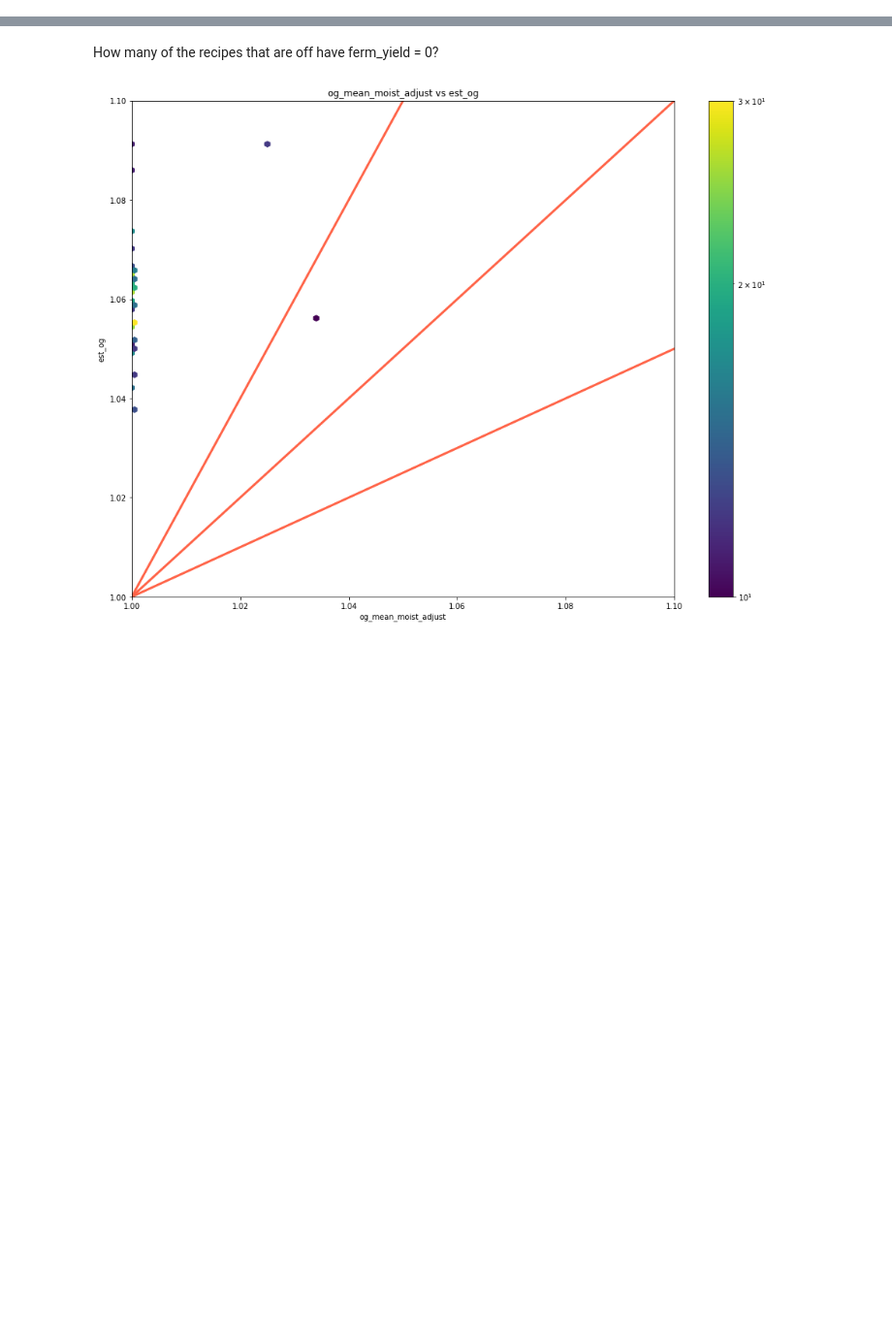
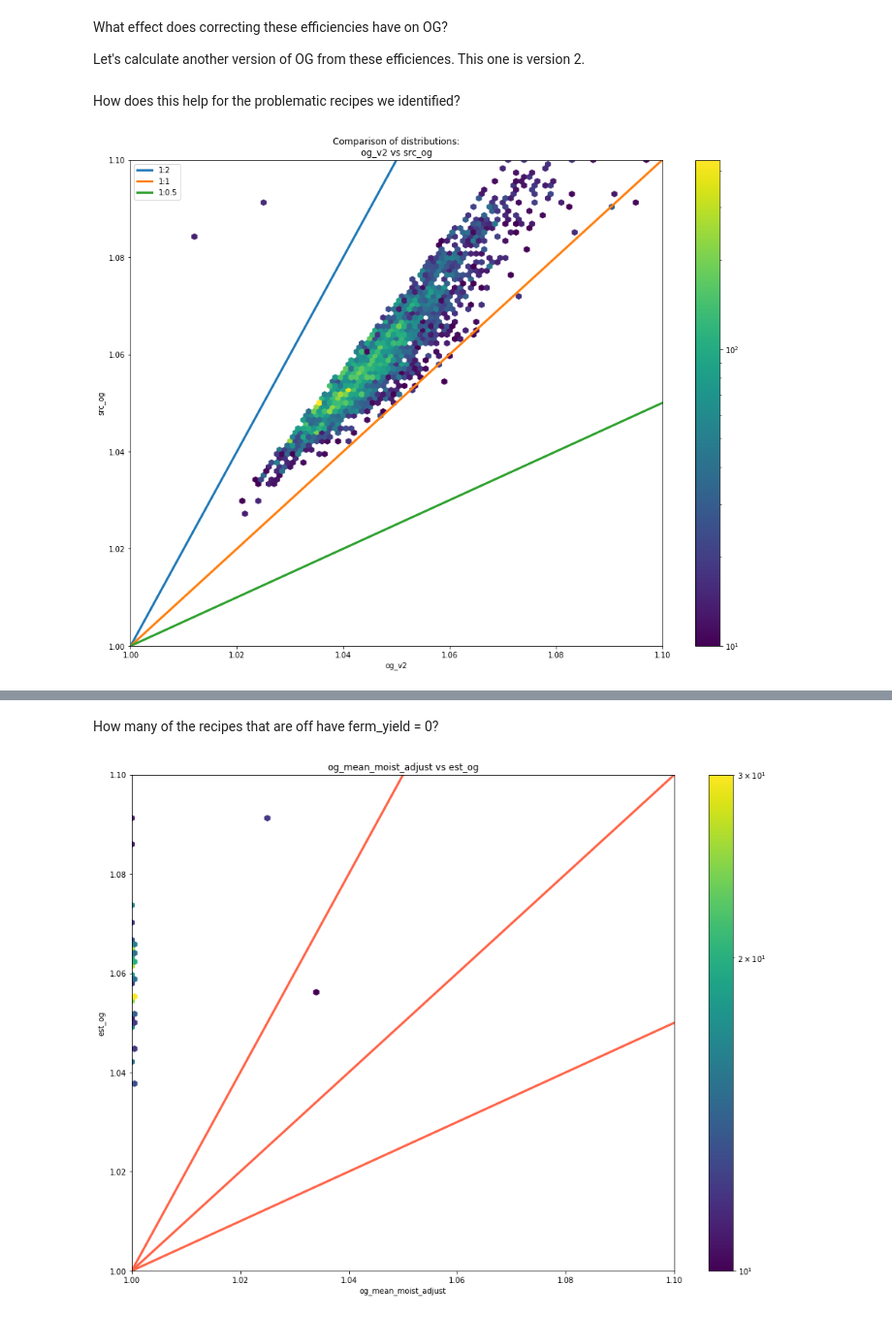
Before and after one commit to rmwoods/beer.ai, a Jupyter notebook: beer.ai/Utils_Troubleshooting.ipynb, the cells around one changed output, grey strips where cells are left out. Shown at 97% size. Drawn from its saved outputs; the diff is of its cells as text; code cells hidden in the pictures; blank space fills up the shorter version.

```diff
--- a/beer.ai/Utils_Troubleshooting.ipynb
+++ b/beer.ai/Utils_Troubleshooting.ipynb
@@ -239,18 +285,0 @@ Name: og_mean, dtype: float64
-# %%
-def plot_hexbin_gravity_dist(col_test):
-    """ Display a plot of a hexbin distribution betwen the test column and est_og """
-    value_min = 1.0
-    value_max = 1.1
-    fig = plt.figure(figsize=[16,12])
-    ax = fig.add_subplot(111)
-    ax.set_title(f"{col_test} vs src_og")
-    colormap = ax.hexbin(df[col_test].values, df["src_og"].values, extent=[value_min, value_max, value_min, value_max], mincnt=10, norm=LogNorm())
-    ax.plot([1, 2], [1, 3], color="tomato", lw=3)
-    ax.plot([1, 2], [1, 2], color="tomato", lw=3)
-    ax.plot([1, 2], [1, 1.5], color="tomato", lw=3)
-    ax.set_xlim([value_min, value_max])
-    ax.set_ylim([value_min, value_max])
-    ax.set_xlabel(col_test)
-    ax.set_ylabel("src_og")
-    fig.colorbar(colormap)
-    plt.show()
@@ -284,0 +286,21 @@ Testing OG calculations based on efficiency moisture correction: og_mean_moist_a
+# %%
+def replace_with_mean(series, acceptable_min=0.5, acceptable_max=1.0):
+    """ Replace unacceptable quantities in a series with the mean acceptable quantity. """
+    good, bad = split_series_on_range(series, acceptable_min, acceptable_max)
+    mean_good = good.groupby(good.index).first().mean()
+    fixed_series = good.append(pd.Series(index=bad.index, data=mean_good))
+    return fixed_series.sort_index()
+# %%
+bf["eff_adj_mean"]  = replace_with_mean(bf["efficiency"])
+# %% [markdown]
+What effect does correcting these efficiencies have on OG?
+
+Let's calculate another version of OG from these efficiences. This one is version 2.
+# %%
+bf["og_v2"] = og_test(bf, scale_volume_col="batch_size", ferm_yield_col="ferm_yield", efficiency_col="eff_adj_mean", adj_factor=0.96)
+# %% [markdown]
+How does this help for the problematic recipes we identified?
+# %%
+plot_hexbin_gravity_dist(bf[mask_low_og], "og_v2", "src_og")
+# %% [output]
+[figure, added]
```
Also changed, not shown: parts of 123 cells of this notebook.
